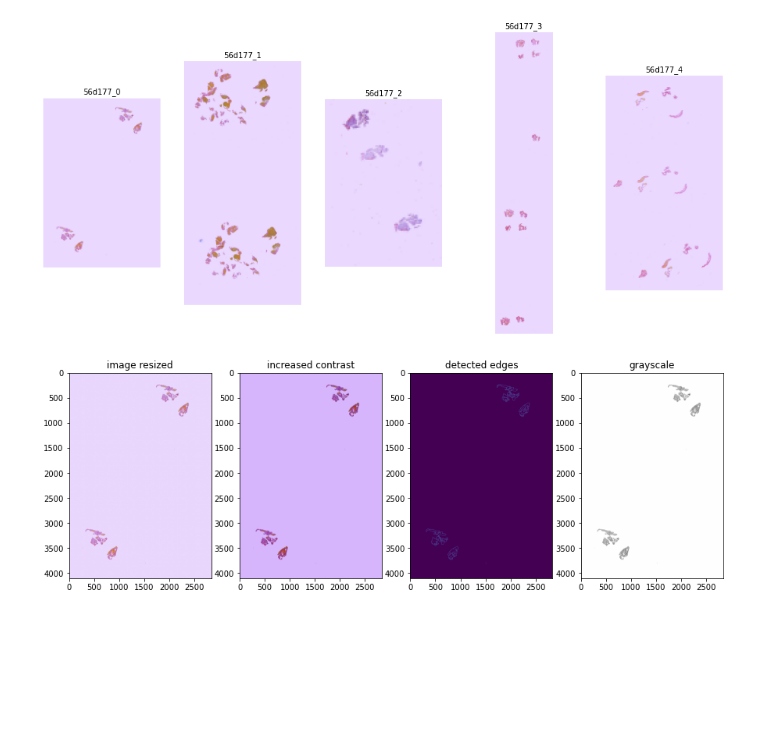
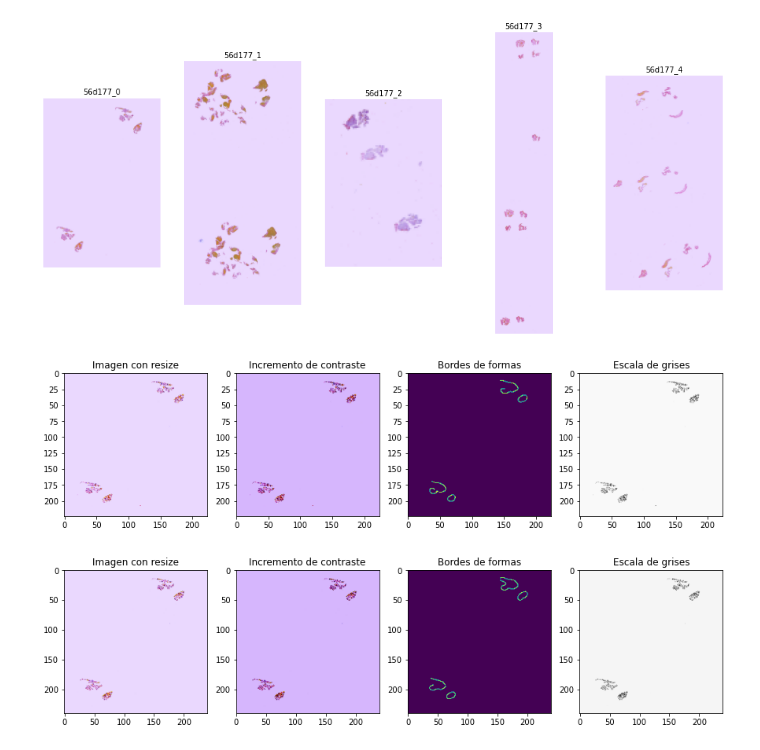
Before and after one commit to washuleru1/ACV-classification, a Jupyter notebook: Análisis exploratorio datos.ipynb, the cells around one changed output. Cells and saved outputs as stored; diff of their text form; code cells hidden in the pictures; blank space fills up the shorter version.

```diff
--- a/Análisis exploratorio datos.ipynb
+++ b/Análisis exploratorio datos.ipynb
@@ -181,18 +183,36 @@ for nro_muestra in range(0,5):
 plot_list_img(muestras, "train", scale=100)
 # %% [output]
 [figure]
+# %%
+
+def plotImageWithModifications(image_id, size):
+    path = "./train/"
+    image = tifffile.imread(path+"{}.tif".format(image_id))
+    resized_img = cv2.resize(image, (size,size))
+    contrasted_img = exposure.adjust_gamma(resized_img, 2)
+    gray_img = cv2.cvtColor(resized_img, cv2.COLOR_BGR2GRAY)
+    edge_img = feature.canny(gray_img, sigma=3)
+    ig, ax = plt.subplots(1,4, figsize=(15,30))
+    ax[0].imshow(resized_img); ax[0].set_title('Imagen con resize')
+    ax[1].imshow(contrasted_img); ax[1].set_title('Incremento de contraste')
+    ax[2].imshow(edge_img); ax[2].set_title('Bordes de formas')
+    ax[3].imshow(gray_img, cmap='gray'); ax[3].set_title('Escala de grises')
+    plt.show()
+
+
+    #limpiar memoria
+    del image
+    del resized_img
+    del gray_img
+    del edge_img
+    del contrasted_img
+    gc.collect()
+# %%
+plotImageWithModifications("56d177_0", 224)
+# %% [output]
+[figure, added]
 # %%
-img = io.imread("train/56d177_0.tif")
-image_resized = rescale(img, 0.2, multichannel=True, anti_aliasing=True)
-increased_contrast = exposure.adjust_gamma(image_resized, 2)
-img_gray = rgb2gray(image_resized)
-edge_img = feature.canny(img_gray, sigma=3)
-ig, ax = plt.subplots(1,4, figsize=(15,20))
-ax[0].imshow(image_resized); ax[0].set_title('image resized')
-ax[1].imshow(increased_contrast); ax[1].set_title('increased contrast')
-ax[2].imshow(edge_img); ax[2].set_title('detected edges')
-ax[3].imshow(img_gray, cmap='gray'); ax[3].set_title('grayscale')
-plt.show()
+plotImageWithModifications("56d177_0", 240)
 # %% [output]
-[figure, old version]
+[figure, new version]
 # %%
```
Also changed, not shown: parts of 10 cells of this notebook, 6 other files.
